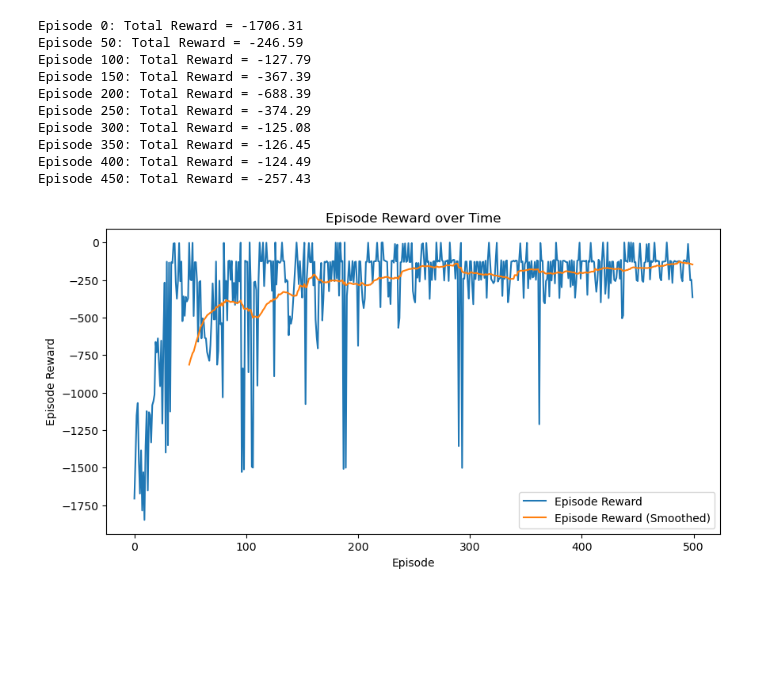
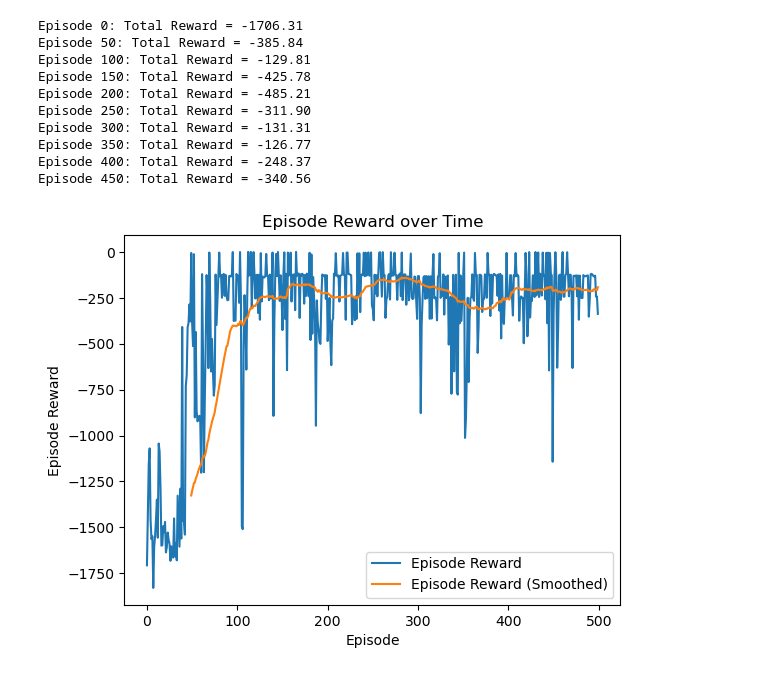
Before and after one commit to RanZhu1989/RL_PlayGround, a Jupyter notebook: Policy_Gradient/DDPG.ipynb, the cells around one changed output. Saved outputs shown, nothing was run; the diff lists cells and outputs as text; code cells hidden in the pictures; blank space fills up the shorter version.

Commit message:
Add action wrapper

```diff
--- a/Policy_Gradient/DDPG.ipynb
+++ b/Policy_Gradient/DDPG.ipynb
@@ -181,6 +172,23 @@ class ReplayBuffer():
 
     def __len__(self) -> int:
         return len(self.buffer)
+# %%
+class NormalizedActions(gym.ActionWrapper):
+    '''
+    Add this wrapper to normalize the action space. So the algorithm code can be general.
+    '''
+    def __init__(self, env):
+        super().__init__(env)
+
+    def action(self, action: np.ndarray) -> np.ndarray:
+        # Force in range and clip
+        low_bound = self.action_space.low
+        upper_bound = self.action_space.high
+        scale = (upper_bound - low_bound) * 0.5
+        bias = (upper_bound + low_bound) * 0.5
+        action = scale * action + bias
+        action = np.clip(action, low_bound, upper_bound)
+        return action
 # %%
 class TrainManager():
 
@@ -214,24 +222,14 @@ class TrainManager():
         self.episode_num = episode_num
         obs_dim = gym.spaces.utils.flatdim(env.observation_space)
         action_dim = gym.spaces.utils.flatdim(env.action_space)
-        action_upper_bound = env.action_space.high
-        action_lower_bound = env.action_space.low
-        action_bias = (action_upper_bound + action_lower_bound) / 2.0
-        action_bias = torch.tensor(action_bias,dtype=torch.float32).to(self.device)
-        action_scale = (action_upper_bound - action_lower_bound) / 2.0
-        action_scale = torch.tensor(action_scale,dtype=torch.float32).to(self.device)
-
 
         self.buffer = ReplayBuffer(capacity=buffer_capacity,device=self.device)
 
-        actor_network = Actor_Network(obs_dim,action_dim,
-                                      action_scale,action_bias).to(self.device)
+        actor_network = Actor_Network(obs_dim,action_dim).to(self.device)
         actor_optimizer = torch.optim.Adam(actor_network.parameters(),lr=actor_lr)
         critic_network = Critic_Network(obs_dim,action_dim).to(self.device)
         critic_optimizer = torch.optim.Adam(critic_network.parameters(),lr=critic_lr)
-        self.agent = DDPG_Agent(action_scale = action_scale,
-                                action_upper_bound = action_upper_bound,
-                                action_lower_bound = action_lower_bound,
+        self.agent = DDPG_Agent(
                                 replay_buffer = self.buffer,
                                 replay_start_size = replay_start_size,
                                 batch_size = batch_size,
@@ -243,7 +241,8 @@ class TrainManager():
                                 critic_optimizer = critic_optimizer,
                                 gamma = gamma,
                                 sigma_noise = sigma_noise,
-                                device = self.device)
+                                device = self.device
+                                )
 
         self.episode_total_rewards = np.zeros(episode_num)
         self.index_episode = 0
@@ -273,7 +272,7 @@ class TrainManager():
 
     def plotting(self,smoothing_window:int = 50) -> None:
         """ Plot the episode reward over time. """
-        fig = plt.figure(figsize=(10,5))
+        plt.figure()
         plt.plot(self.episode_total_rewards,label="Episode Reward")
         # Use rolling mean to smooth the curve
         rewards_smoothed = pd.Series(self.episode_total_rewards).rolling(smoothing_window, min_periods=smoothing_window).mean()
@@ -284,32 +283,32 @@ class TrainManager():
         plt.legend()
         plt.show()
 # %%
-env = gym.make('Pendulum-v1')
+env = NormalizedActions(gym.make('Pendulum-v1'))
 Manger = TrainManager(env = env,
                     episode_num = 500,
                     actor_lr = 1e-3,
                     critic_lr = 1e-2,
                     gamma = 0.95,
                     sigma_noise = 0.01,
                     buffer_capacity = 10000,
                     replay_start_size = 1000,
                     actor_update_frequent = 1,
                     target_update_tau = 5e-3,
                     batch_size = 64,
                     seed = 0,
                     my_device = "cpu"
                     )
 Manger.train()
 Manger.plotting()
 # %% [output]
 Episode 0: Total Reward = -1706.31
-Episode 50: Total Reward = -246.59
-Episode 100: Total Reward = -127.79
-Episode 150: Total Reward = -367.39
-Episode 200: Total Reward = -688.39
-Episode 250: Total Reward = -374.29
-Episode 300: Total Reward = -125.08
-Episode 350: Total Reward = -126.45
-Episode 400: Total Reward = -124.49
-Episode 450: Total Reward = -257.43
+Episode 50: Total Reward = -385.84
+Episode 100: Total Reward = -129.81
+Episode 150: Total Reward = -425.78
+Episode 200: Total Reward = -485.21
+Episode 250: Total Reward = -311.90
+Episode 300: Total Reward = -131.31
+Episode 350: Total Reward = -126.77
+Episode 400: Total Reward = -248.37
+Episode 450: Total Reward = -340.56
-[figure, old version]
+[figure, new version]
```
Also changed, not shown: parts of 2 cells of this notebook, 1 other file.
